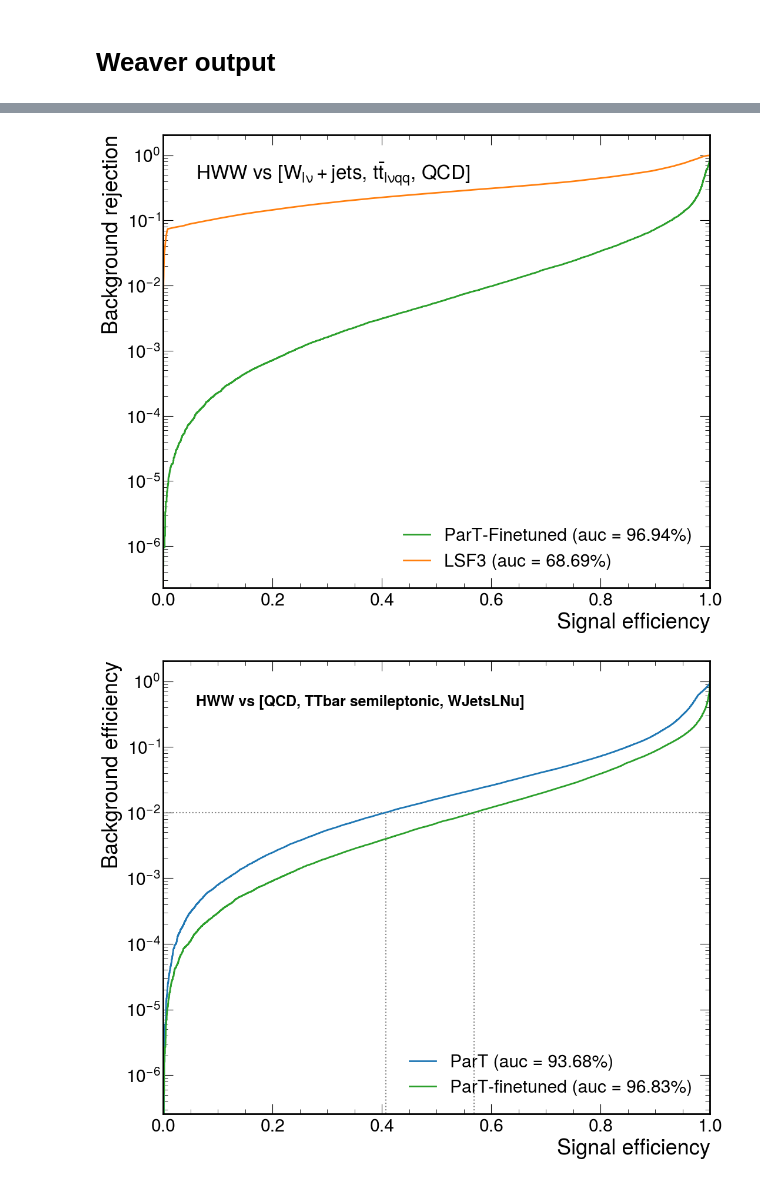
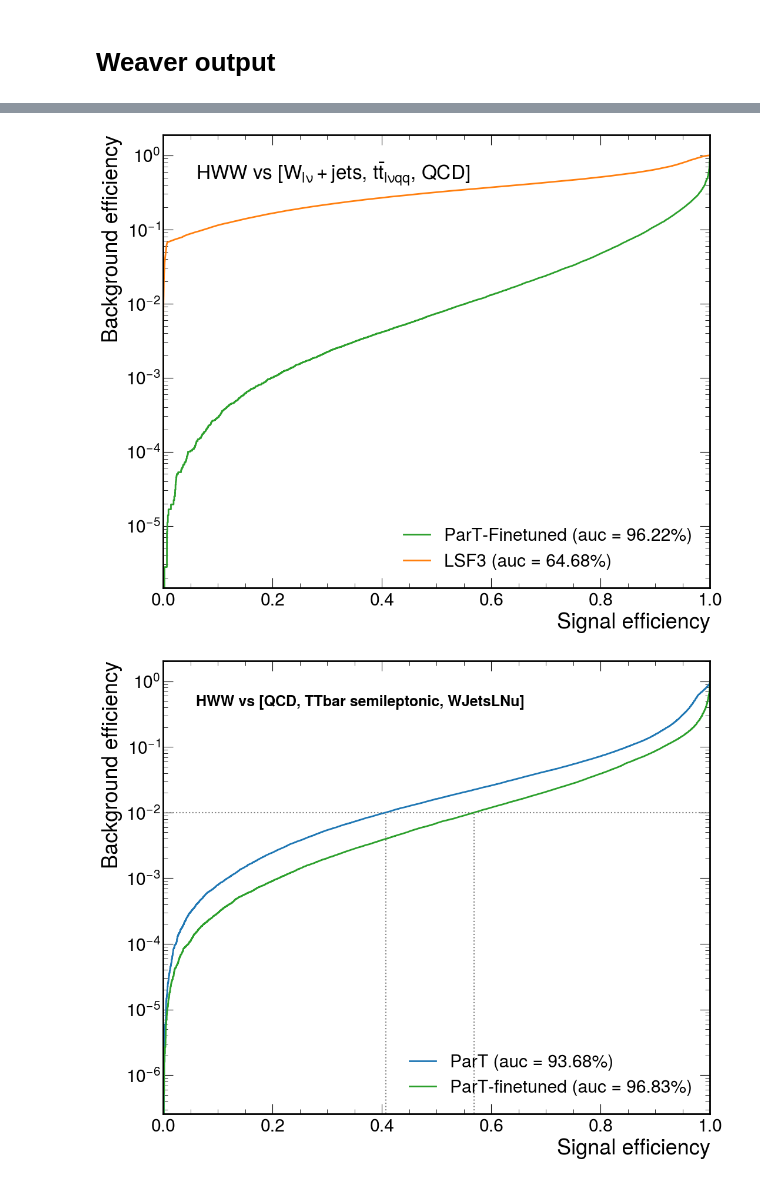
Before and after one commit to farakiko/weaver-core-dev, a Jupyter notebook: notebooks/tagger_finetuning.ipynb, the cells around one changed output, grey strips where cells are left out. Drawn from its saved outputs; the diff is of its cells as text; code cells hidden in the pictures.

```diff
--- a/notebooks/tagger_finetuning.ipynb
+++ b/notebooks/tagger_finetuning.ipynb
@@ -434,0 +450,3 @@ events.keys()
+# %%
+events = uproot.open(f"../experiments_finetuning/v36_30/predict/pred.root")["Events"]
+make_roc(events, bkg="all")
@@ -439,16 +459,16 @@ def make_roc_lsf3(events, bkg="all"):
     from scipy.interpolate import interp1d
 
     if bkg == "all":
-        msk = events["lep_dR_fj"].array()>0.03
+        msk = events["lep_fj_dr"].array()>0.03
         text = r"HWW vs [$\mathrm{W}_{l \nu}+\mathrm{jets}$, $t\bar{t}_{l \nu q q}$, QCD]"
     elif bkg == "wjets":
-        msk = (events["lep_dR_fj"].array()>0.03) & (~events["class_Top"].array()) & (~events["class_QCD"].array())
+        msk = (events["lep_fj_dr"].array()>0.03) & (~events["class_Top"].array()) & (~events["class_QCD"].array())
         text = r"HWW vs W+Jets(l$\nu$)"
     elif bkg == "top":
-        msk = (events["lep_dR_fj"].array()>0.03) & (~events["class_W"].array()) & (~events["class_QCD"].array())
+        msk = (events["lep_fj_dr"].array()>0.03) & (~events["class_W"].array()) & (~events["class_QCD"].array())
         text = r"HWW vs $t\bar{t}$(l$\nu$qq)"
     elif bkg == "qcd":
-        msk = (events["lep_dR_fj"].array()>0.03) & (~events["class_W"].array()) & (~events["class_Top"].array())
+        msk = (events["lep_fj_dr"].array()>0.03) & (~events["class_W"].array()) & (~events["class_Top"].array())
         text = "HWW vs QCD"
 
     y_true = events["class_H"].array().to_numpy()*1
@@ -482,7 +502,7 @@ def make_roc_lsf3(events, bkg="all"):
 #     ax.plot([func(0.01), func(0.01)], [0, 0.01], ':', color='grey')
     ###############
 
-    events = uproot.open(f"../experiments_finetuning/v30_1/predict/pred.root")["Events"]
+    events = uproot.open(f"../experiments_finetuning/v35_30/predict/pred.root")["Events"]
     if bkg == "all":
         msk = events["lep_fj_dr"].array()>0.03
         text = r"HWW vs [$\mathrm{W}_{l \nu}+\mathrm{jets}$, $t\bar{t}_{l \nu q q}$, QCD]"
@@ -512,19 +532,19 @@ def make_roc_lsf3(events, bkg="all"):
     ###############
 
     plt.xlim([0.0, 1.0])
-    plt.ylabel("Background rejection")
+    plt.ylabel("Background efficiency")
     plt.xlabel("Signal efficiency")
     plt.yscale("log")
     plt.legend(loc="lower right")
 
     ax.text(0.06, 0.9, text, fontsize=24, transform=ax.transAxes)#, weight='bold')
 
-    plt.savefig(f"/Users/fmokhtar/Desktop/AN/roc_lsf3.pdf")
+    plt.savefig(f"/Users/fmokhtar/Desktop/AN_2024/roc_lsf3.pdf")
 # %%
-events = uproot.open(f"../experiments_finetuning/v2_nor2/predict/pred.root")["Events"]
+events = uproot.open(f"../experiments_finetuning/v35_30/predict/pred.root")["Events"]
 make_roc_lsf3(events, bkg="all")
 # %% [output]
-[figure, old version]
+[figure, new version]
 # %%
 from sklearn.metrics import auc, roc_curve
 def make_rocH(events, save_as=None, msk=None):
```
Also changed, not shown: parts of 10 cells of this notebook.
